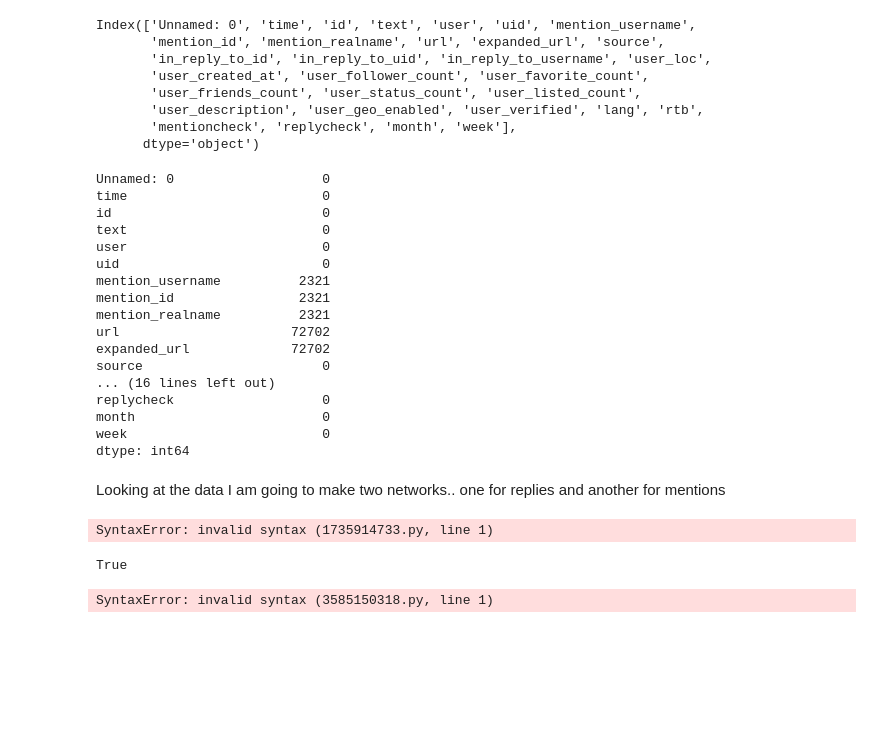
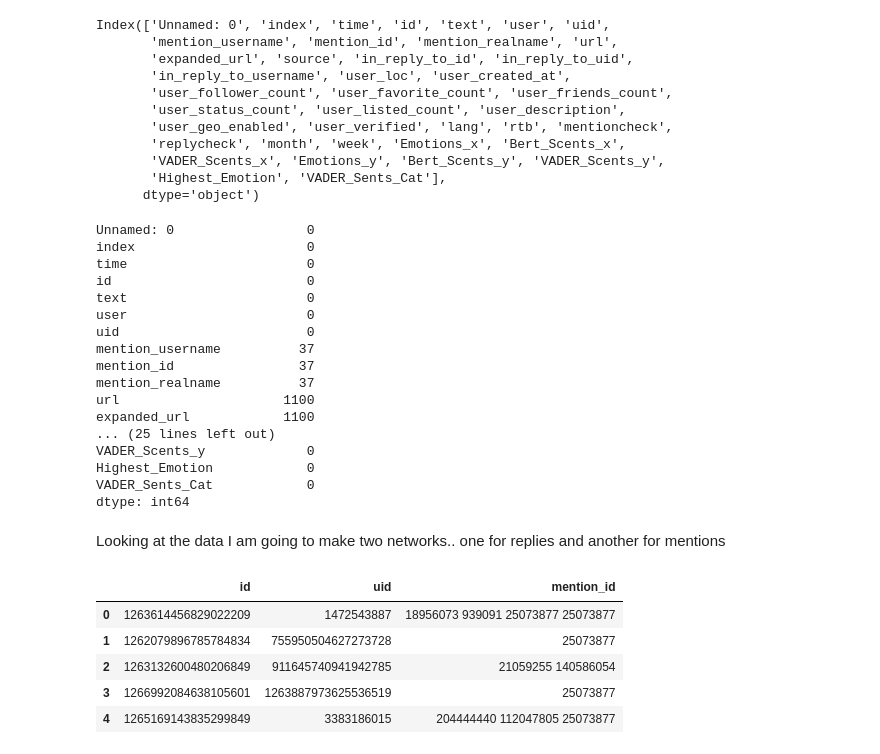
Before and after one commit to evanc1229/KoReCOVID, a Jupyter notebook: Network_Analysis.ipynb, the cells around one changed output. Cells and saved outputs as stored; diff of their text form; code cells hidden in the pictures; blank space fills up the shorter version.

```diff
--- a/Network_Analysis.ipynb
+++ b/Network_Analysis.ipynb
@@ -5,7 +5,7 @@ import matplotlib.pyplot as plt
 import numpy as np
 import networkx as nx
 # %%
-df = pd.read_csv('/notebooks/evanc/KoReCOVID/resources/Pol5_Clean.csv')
+df = pd.read_csv('/notebooks/evanc/KoReCOVID/resources/SampleWithEmotionsPol5.csv')
 # %%
 #Taking a look at the dataframe
 df.head()
@@ -20,35 +20,38 @@ df.head()
 # %%
 df.columns
 # %% [output]
-Index(['Unnamed: 0', 'time', 'id', 'text', 'user', 'uid', 'mention_username',
-       'mention_id', 'mention_realname', 'url', 'expanded_url', 'source',
-       'in_reply_to_id', 'in_reply_to_uid', 'in_reply_to_username', 'user_loc',
-       'user_created_at', 'user_follower_count', 'user_favorite_count',
-       'user_friends_count', 'user_status_count', 'user_listed_count',
-       'user_description', 'user_geo_enabled', 'user_verified', 'lang', 'rtb',
-       'mentioncheck', 'replycheck', 'month', 'week'],
+Index(['Unnamed: 0', 'index', 'time', 'id', 'text', 'user', 'uid',
+       'mention_username', 'mention_id', 'mention_realname', 'url',
+       'expanded_url', 'source', 'in_reply_to_id', 'in_reply_to_uid',
+       'in_reply_to_username', 'user_loc', 'user_created_at',
+       'user_follower_count', 'user_favorite_count', 'user_friends_count',
+       'user_status_count', 'user_listed_count', 'user_description',
+       'user_geo_enabled', 'user_verified', 'lang', 'rtb', 'mentioncheck',
+       'replycheck', 'month', 'week', 'Emotions_x', 'Bert_Scents_x',
+       'VADER_Scents_x', 'Emotions_y', 'Bert_Scents_y', 'VADER_Scents_y',
+       'Highest_Emotion', 'VADER_Sents_Cat'],
       dtype='object')
 # %%
 df.isna().sum()
 # %% [output]
-Unnamed: 0                   0
-time                         0
-id                           0
-text                         0
-user                         0
-uid                          0
-mention_username          2321
-mention_id                2321
-mention_realname          2321
-url                      72702
-expanded_url             72702
-source                       0
-... (16 lines left out)
-replycheck                   0
-month                        0
-week                         0
+Unnamed: 0                 0
+index                      0
+time                       0
+id                         0
+text                       0
+user                       0
+uid                        0
+mention_username          37
+mention_id                37
+mention_realname          37
+url                     1100
+expanded_url            1100
+... (25 lines left out)
+VADER_Scents_y             0
+Highest_Emotion            0
+VADER_Sents_Cat            0
 dtype: int64
 # %% [markdown]
 Looking at the data I am going to make two networks.. one for replies and another for mentions
 # %%
-df_mention = df[df['mention_id'].notna()]
+df_mention = df[['id','uid','mention_id']]
@@ -59,4 +57,0 @@ mention_network.add_nodes_from([i for i in df_mention['uid']])
-# %%
-df['mention_id'] = df['mention_id'].apply(lambda x : if type(x) == str ) )
-# %% [output]
-SyntaxError: invalid syntax (1735914733.py, line 1)
@@ -65,8 +58,12 @@ mention_network.add_edges_from
-# %%
-type('hl') == str
-# %% [output]
-True
-# %%
-(print True)if True
-# %% [output]
-SyntaxError: invalid syntax (3585150318.py, line 1)
+# %%
+#Finding the Edges
+df_mention= df_mention.dropna()
+# %%
+df_mention.head()
+# %% [output]
+|  | id | uid | mention_id |
+| 0 | 1263614456829022209 | 1472543887 | 18956073 939091 25073877 25073877 |
+| 1 | 1262079896785784834 | 755950504627273728 | 25073877 |
+| 2 | 1263132600480206849 | 911645740941942785 | 21059255 140586054 |
+| 3 | 1266992084638105601 | 1263887973625536519 | 25073877 |
+| 4 | 1265169143835299849 | 3383186015 | 204444440 112047805 25073877 |
```
Also changed, not shown: parts of 12 cells of this notebook, 1 other file.
